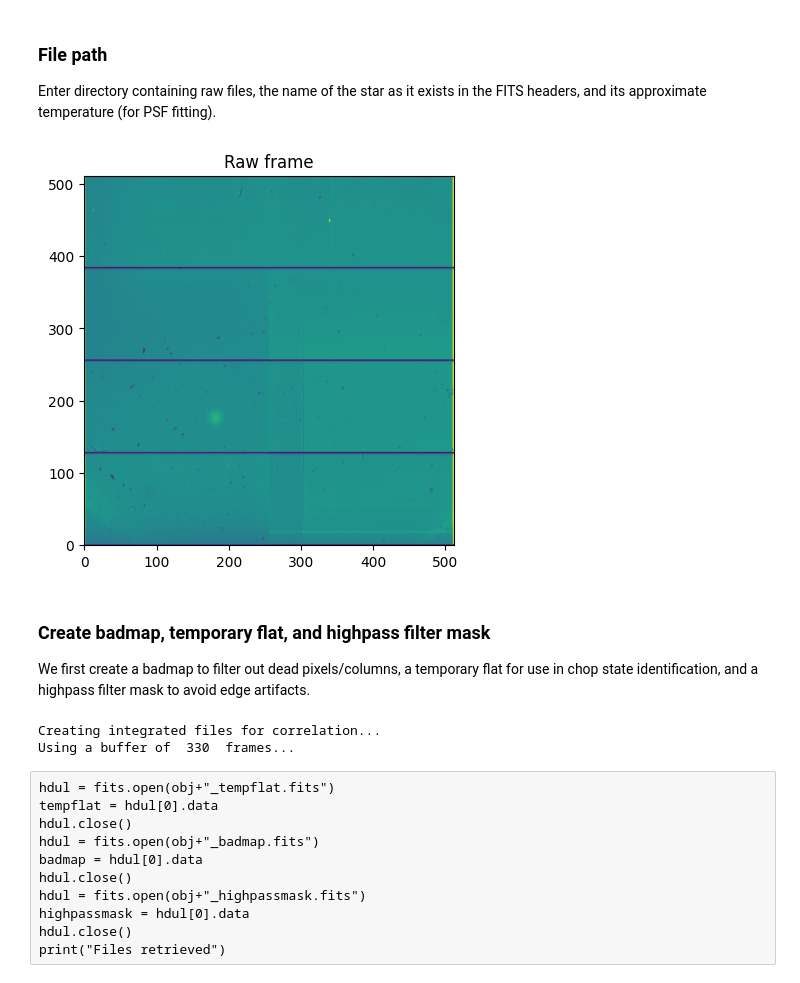
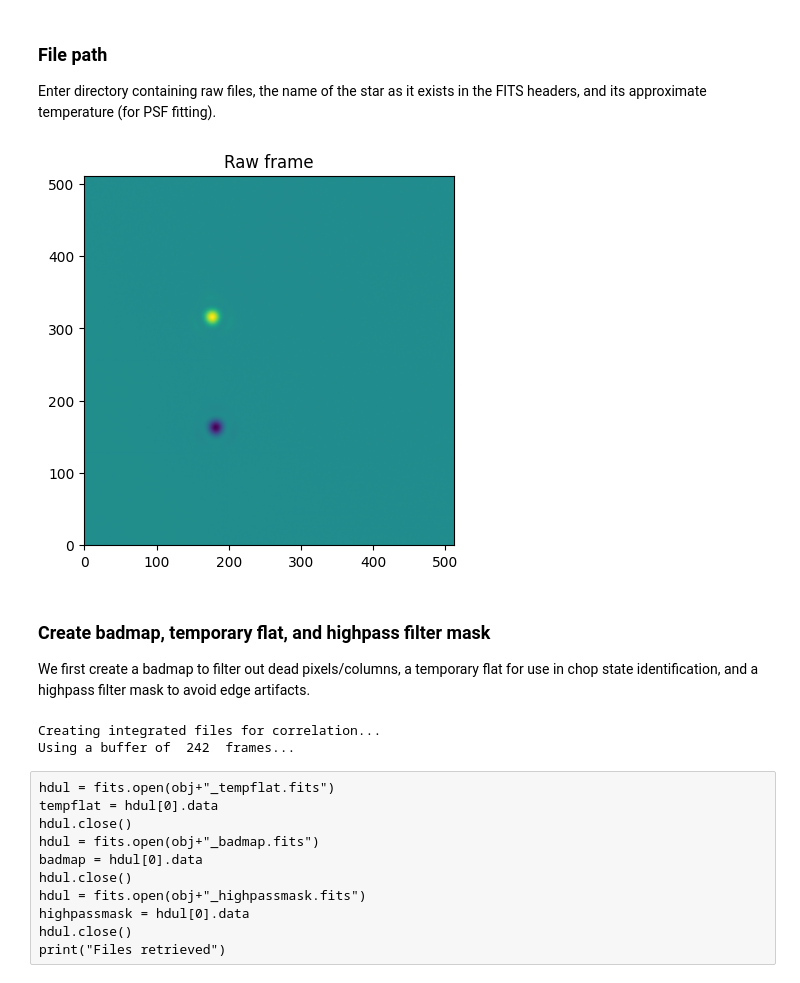
Before and after one commit to vivekv7323/pyNOMIC, a Jupyter notebook: notebooks/singlesidedreduction.ipynb, the cells around one changed output. Saved outputs shown, nothing was run; the diff lists cells and outputs as text; code cells hidden in the pictures.

```diff
--- a/notebooks/singlesidedreduction.ipynb
+++ b/notebooks/singlesidedreduction.ipynb
@@ -23,27 +25,29 @@ stellar_temp = 6582
 raw_files = sorted(list(pathlib.Path(str(raw_dir)).rglob('*.fits')))
 raw_files = np.asarray([a for a in raw_files if a.name[0]!='.' and str(a.parent)==raw_dir])
 # %%
-hdul = fits.open(raw_files[0])
+hdul = fits.open(raw_files[101])
+hdul2 = fits.open(raw_files[102])
 plt.title("Raw frame")
-plt.imshow(hdul[0].data[0], origin="lower")
+plt.imshow((hdul[0].data[0] - hdul2[0].data[0]), origin="lower")
 hdul.close()
+hdul2.close()
 plt.show()
 # %% [output]
-[figure, old version]
+[figure, new version]
 # %% [markdown]
 ### Create badmap, temporary flat, and highpass filter mask
 
 We first create a badmap to filter out dead pixels/columns, a temporary flat for use in chop state identification, and a highpass filter mask to avoid edge artifacts.
 # %%
 # This function creates the temporary flat and badmap
-tempflat, badmap, _ = flat_methods.create_badmap(raw_files, smooth=30, sigma=1)
+tempflat, badmap, _ = ds.create_badmap(raw_files, smooth=30, sigma=1.5, tolerance=0.1)
 
 # We create the high pass filter mask here
 highpassmask = np.ones(np.shape(badmap))
-highpassmask[:30,:] = 0
-highpassmask[480:,:] = 0
-highpassmask[:,480:] = 0
-highpassmask[:,:30] = 0
+highpassmask[:120,:] = 0
+highpassmask[430:,:] = 0
+highpassmask[:,250:] = 0
+highpassmask[:,:120] = 0
 
 # Save all three images
 hdul = fits.HDUList([fits.PrimaryHDU(data=tempflat)])
@@ -59,7 +63,7 @@ hdul.writeto(obj+"_highpassmask.fits", overwrite=True)
 hdul.close()
 # %% [output]
 Creating integrated files for correlation...
-Using a buffer of  330  frames...
+Using a buffer of  242  frames...
 # %% [raw]
 hdul = fits.open(obj+"_tempflat.fits")
 tempflat = hdul[0].data
```
Also changed, not shown: parts of 46 cells of this notebook, 8 other files.
